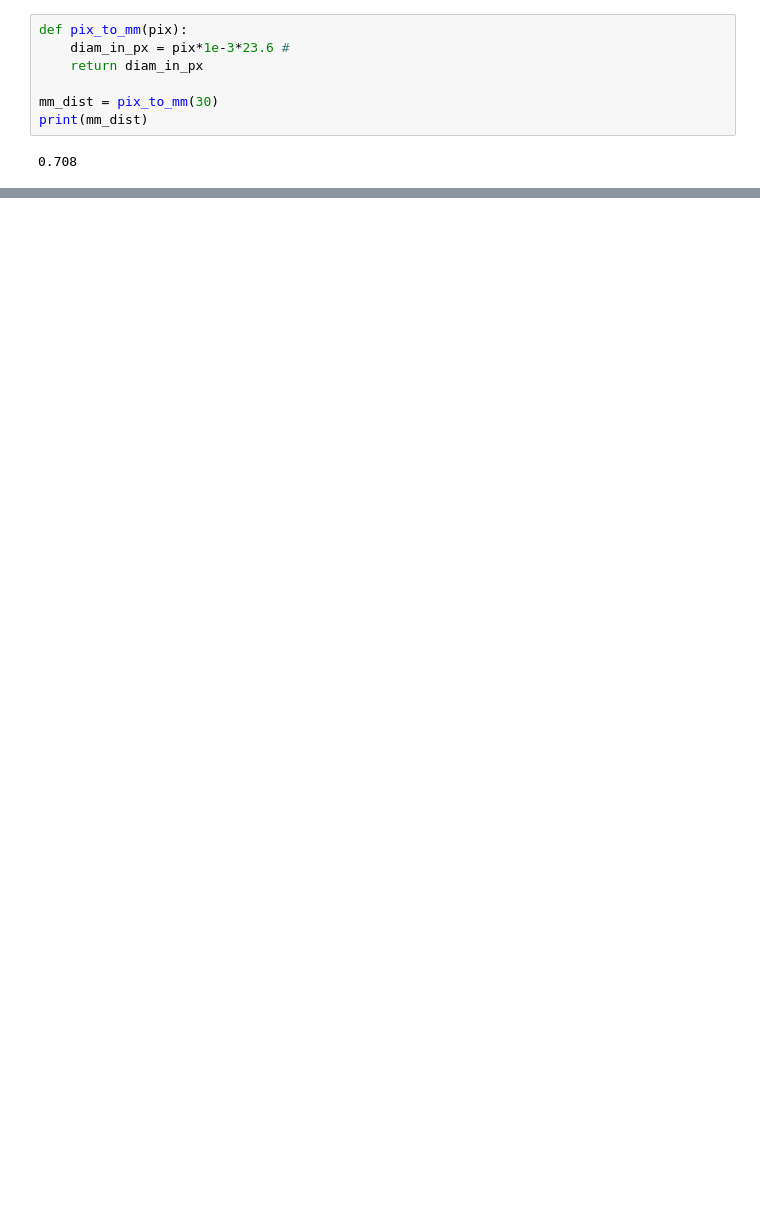
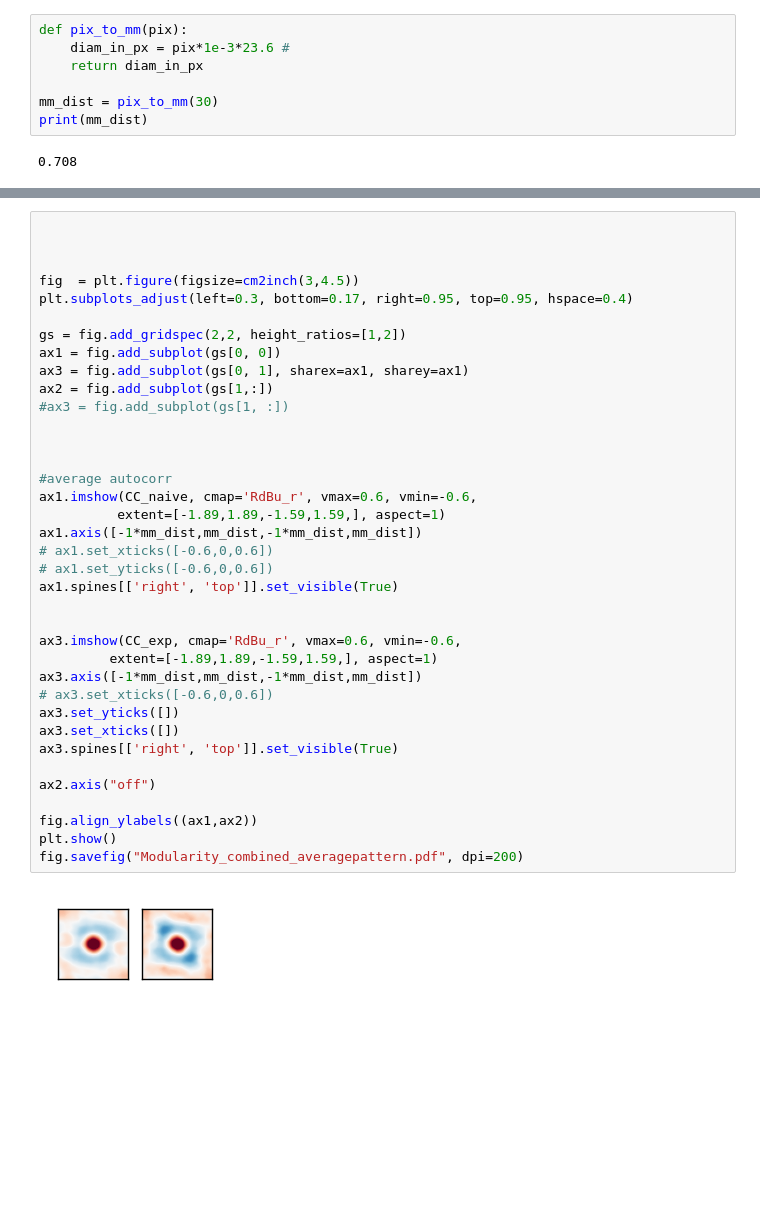
Before and after one commit to kaschube-lab/DevReliableRepresentations_DataExample, a Jupyter notebook: Analysis/Fig1de_modularity.ipynb, the cells around one changed output, grey strips where cells are left out. Drawn from its saved outputs; the diff is of its cells as text; blank space fills up the shorter version.

```diff
--- a/Analysis/Fig1de_modularity.ipynb
+++ b/Analysis/Fig1de_modularity.ipynb
@@ -196,0 +200,39 @@ fig.savefig("Modularity_combined_singlepattern.pdf", dpi=200)
+# %%
+
+
+
+fig  = plt.figure(figsize=cm2inch(3,4.5))
+plt.subplots_adjust(left=0.3, bottom=0.17, right=0.95, top=0.95, hspace=0.4)
+
+gs = fig.add_gridspec(2,2, height_ratios=[1,2])
+ax1 = fig.add_subplot(gs[0, 0])
+ax3 = fig.add_subplot(gs[0, 1], sharex=ax1, sharey=ax1)
+ax2 = fig.add_subplot(gs[1,:])
+#ax3 = fig.add_subplot(gs[1, :])
+
+
+
+#average autocorr
+ax1.imshow(CC_naive, cmap='RdBu_r', vmax=0.6, vmin=-0.6,
+          extent=[-1.89,1.89,-1.59,1.59,], aspect=1)
+ax1.axis([-1*mm_dist,mm_dist,-1*mm_dist,mm_dist])
+# ax1.set_xticks([-0.6,0,0.6])
+# ax1.set_yticks([-0.6,0,0.6])
+ax1.spines[['right', 'top']].set_visible(True)
+
+
+ax3.imshow(CC_exp, cmap='RdBu_r', vmax=0.6, vmin=-0.6,
+         extent=[-1.89,1.89,-1.59,1.59,], aspect=1)
+ax3.axis([-1*mm_dist,mm_dist,-1*mm_dist,mm_dist])
+# ax3.set_xticks([-0.6,0,0.6])
+ax3.set_yticks([])
+ax3.set_xticks([])
+ax3.spines[['right', 'top']].set_visible(True)
+
+ax2.axis("off")
+
+fig.align_ylabels((ax1,ax2))
+plt.show()
+fig.savefig("Modularity_combined_averagepattern.pdf", dpi=200)
+# %% [output]
+[figure, added]
```
Also changed, not shown: parts of 9 cells of this notebook, 2 other files.
